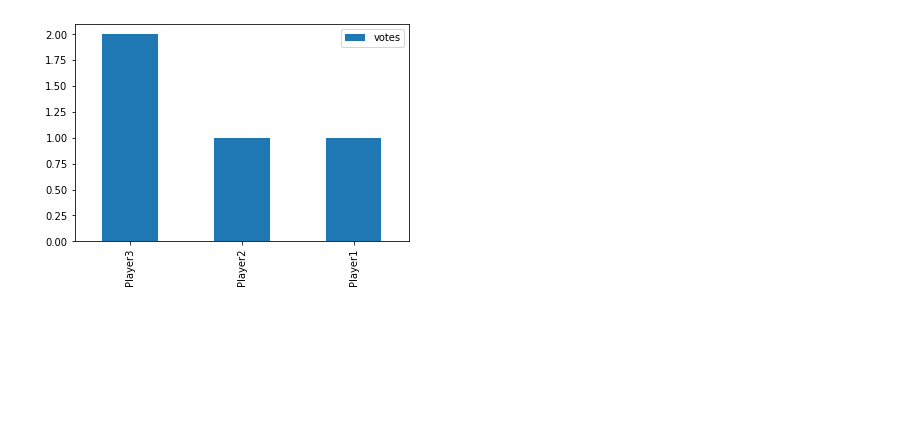
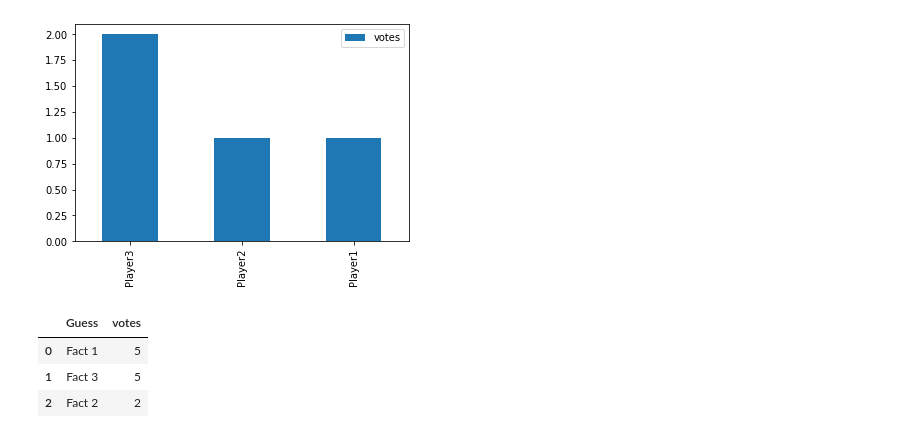
Before and after one commit to NLeSC/balconaz, a Jupyter notebook: notebooks/facts-lies/create_charts.ipynb, the cells around one changed output. Cells and saved outputs as stored; diff of their text form; code cells hidden in the pictures; blank space fills up the shorter version.

```diff
--- a/notebooks/facts-lies/create_charts.ipynb
+++ b/notebooks/facts-lies/create_charts.ipynb
@@ -51,4 +51,11 @@ fig = corr_guess_stats.plot.bar(y='votes').get_figure()
 fig.savefig('../../data/charts/correct_player_stats.png', bbox_inches='tight')
 # %% [output]
 [figure]
+# %%
+total_votes.head()
+# %% [output]
+|  | Guess | votes |
+| 0 | Fact 1 | 5 |
+| 1 | Fact 3 | 5 |
+| 2 | Fact 2 | 2 |
 # %%
```
Also changed, not shown: parts of 2 cells of this notebook.
